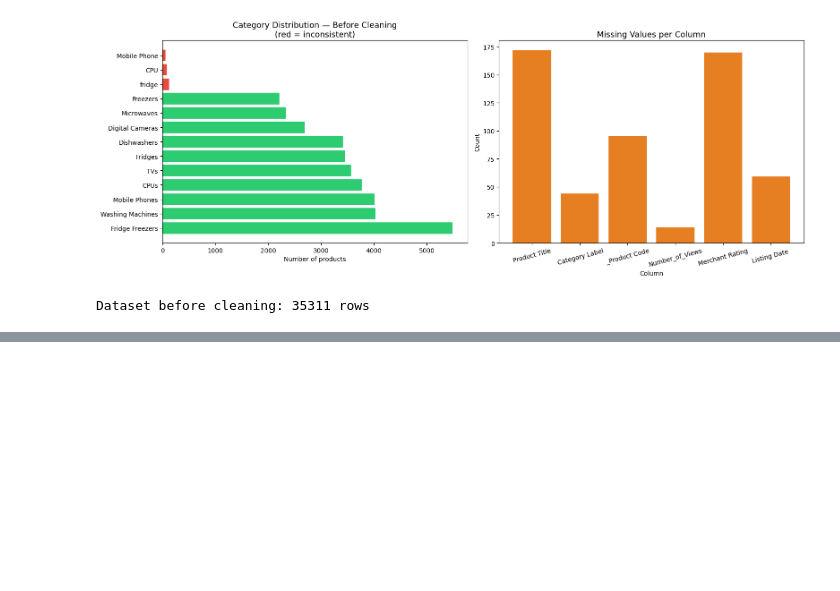
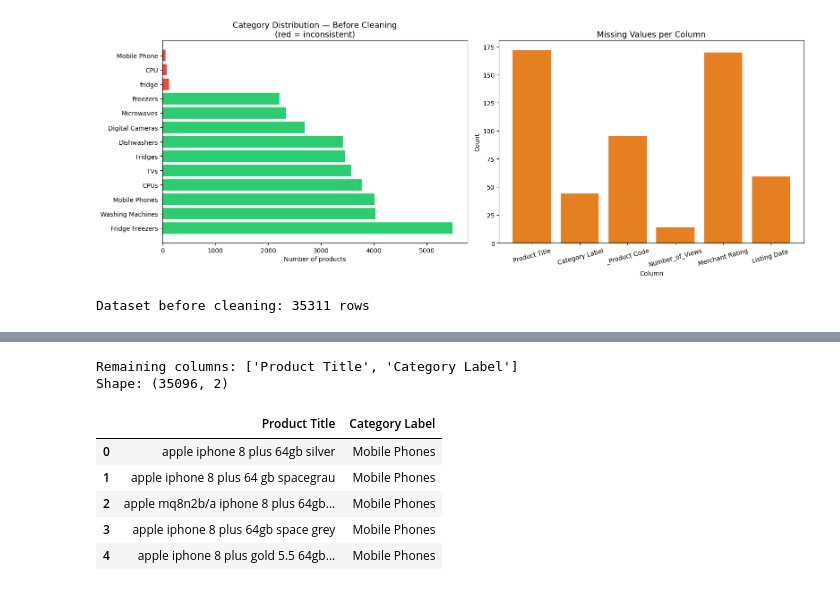
Before and after one commit to ivanadjuricic/product-category-classifier, a Jupyter notebook: notebooks/product_category_analysis.ipynb, the cells around one changed output, grey strips where cells are left out. Cells and saved outputs as stored; diff of their text form; code cells hidden in the pictures; blank space fills up the shorter version.

```diff
--- a/notebooks/product_category_analysis.ipynb
+++ b/notebooks/product_category_analysis.ipynb
@@ -170,0 +265,16 @@ Dataset before cleaning: 35311 rows
+# %%
+# Keep only relevant columns
+df = df[['Product Title', 'Category Label']]
+
+print("Remaining columns:", df.columns.tolist())
+print(f"Shape: {df.shape}")
+df.head()
+# %% [output]
+Remaining columns: ['Product Title', 'Category Label']
+Shape: (35096, 2)
+|  | Product Title | Category Label |
+| 0 | apple iphone 8 plus 64gb silver | Mobile Phones |
+| 1 | apple iphone 8 plus 64 gb spacegrau | Mobile Phones |
+| 2 | apple mq8n2b/a iphone 8 plus 64gb... | Mobile Phones |
+| 3 | apple iphone 8 plus 64gb space grey | Mobile Phones |
+| 4 | apple iphone 8 plus gold 5.5 64gb... | Mobile Phones |
```
Also changed, not shown: parts of 6 cells of this notebook, 2 other files.
